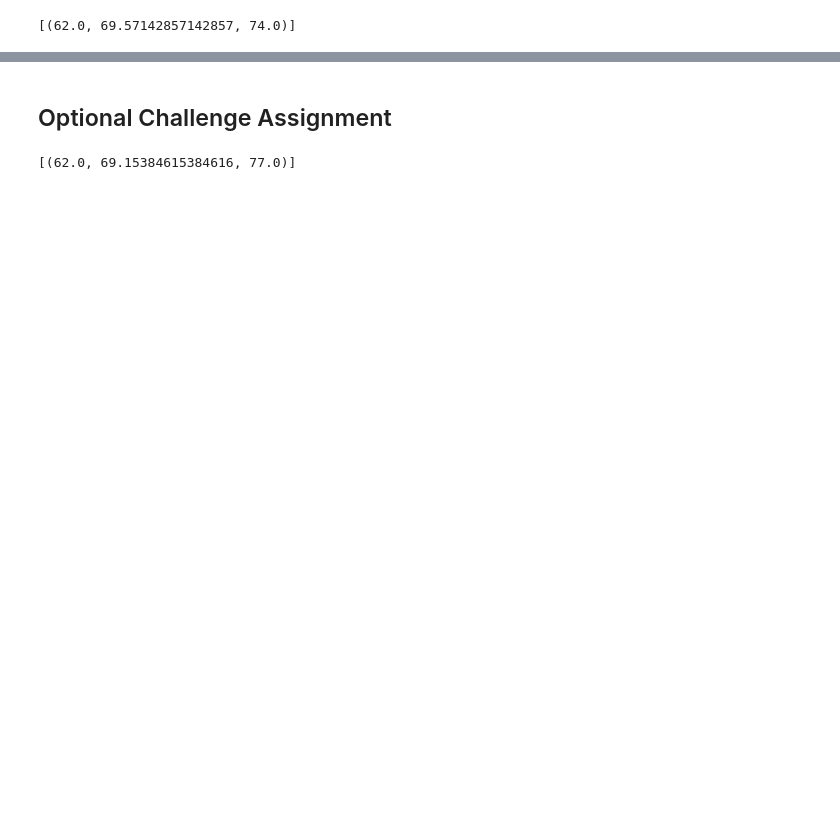
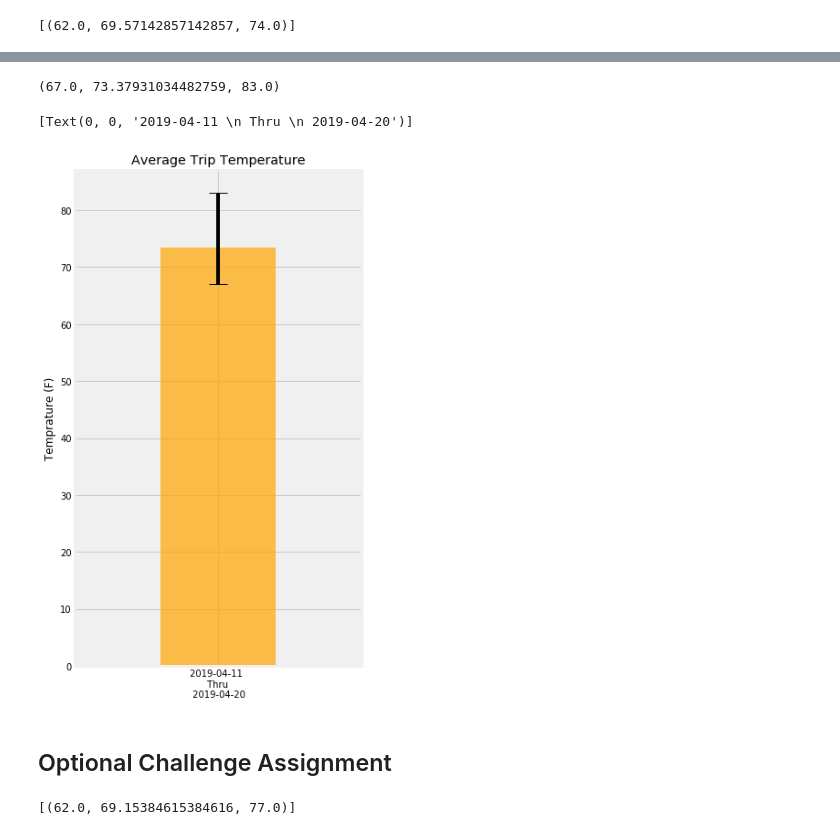
Before and after one commit to Ajstanley89/HW10_Surfs_Up, a Jupyter notebook: climate_solved.ipynb, the cells around one changed output, grey strips where cells are left out. Saved outputs shown, nothing was run; the diff lists cells and outputs as text; code cells hidden in the pictures; blank space fills up the shorter version.

```diff
--- a/climate_solved.ipynb
+++ b/climate_solved.ipynb
@@ -280,0 +282,19 @@ print(calc_temps('2012-02-28', '2012-03-05'))
+# %%
+# Initial check if dates are beyond the last date in the db
+date_outside = False
+if tripEnd > lastDate:
+    date_outside = True
+
+# Set search variables to the trip variables to start.
+search_start = tripStart
+search_end = tripEnd
+
+# check if those dates are lower than the last date in the db; if not, subtract another year until they are
+while date_outside:
+    search_start -= dt.timedelta(days=365)
+    search_end -= dt.timedelta(days=365)
+
+    if search_end <= lastDate:
+        date_outside = False
+
+print(search_start, search_end)
@@ -281,3 +303,31 @@ print(calc_temps('2012-02-28', '2012-03-05'))
+# %%
+# Use calc_temps to get the temp data for the search dates
+
+trip_temps = calc_temps(search_start, search_end)[0]
+
+print(trip_temps)
+# %% [output]
+(67.0, 73.37931034482759, 83.0)
+# %%
+# Plot Barchart of Data
+# Define a 2 X 1 matrix holding ther error values. This can amke the error bars asymmetric, in case the mean temp is closer to the max or min.
+asm_error = [[trip_temps[1]-trip_temps[0]],
+             [trip_temps[2]-trip_temps[1]]]
+
+fig, ax = plt.subplots(figsize=(5,10))
+ax.bar(x=1, height=trip_temps[1], yerr=asm_error, capsize=10, color='orange', alpha=0.7)
+
+# Graph formatting
+plt.ylabel('Temprature (F)')
+ax.set_title('Average Trip Temperature')
+
+# Increase the xlimits so the bar doesn't look really wide
+ax.set_xlim(0,2)
+ax.set_xticks([1])
+ax.set_xticklabels([f"{tripStart.strftime('%Y-%m-%d')} \n Thru \n {tripEnd.strftime('%Y-%m-%d')}"])
+# %% [output]
+[Text(0, 0, '2019-04-11 \n Thru \n 2019-04-20')]
+[figure, added]
 # %% [markdown]
 ## Optional Challenge Assignment
 # %%
```
Also changed, not shown: parts of 34 cells of this notebook, 3 other files.
